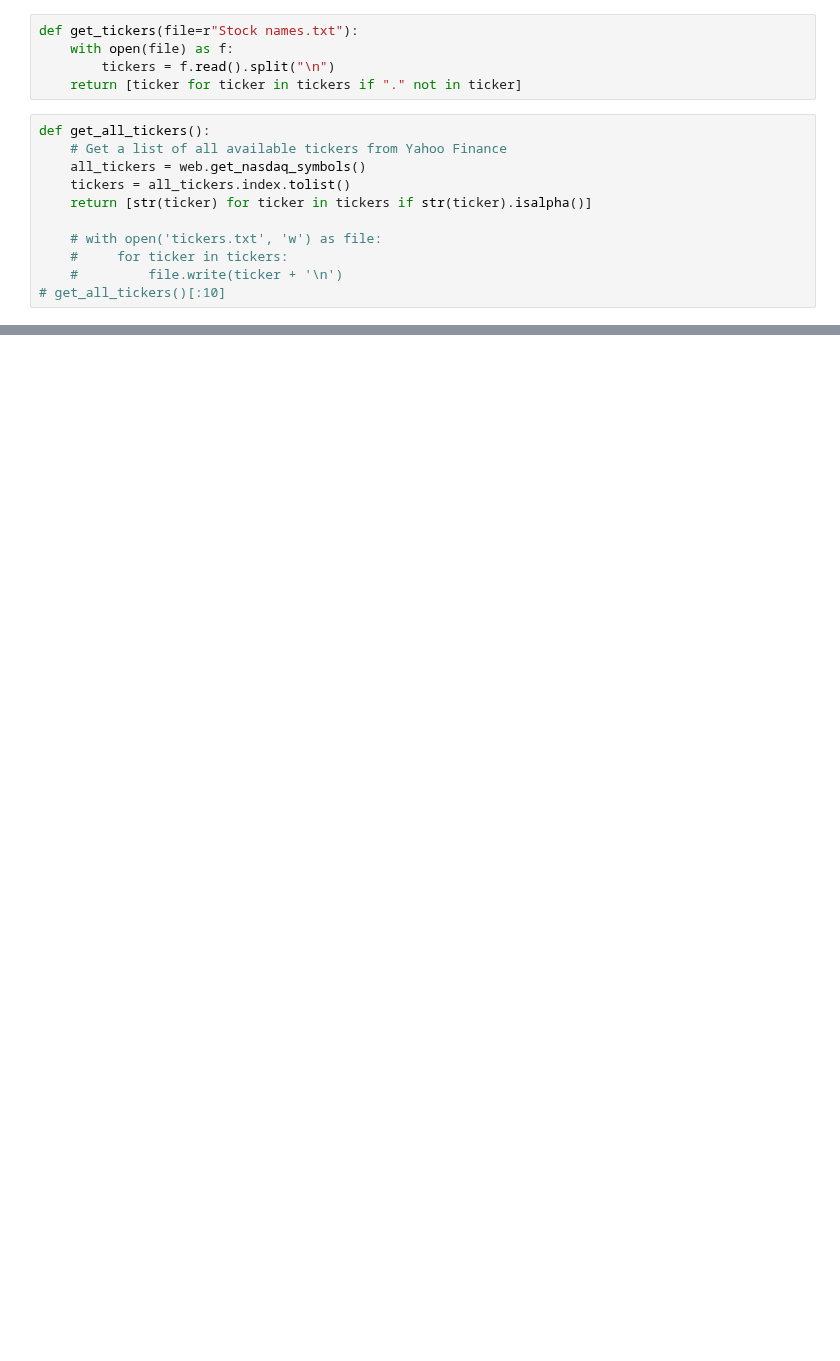
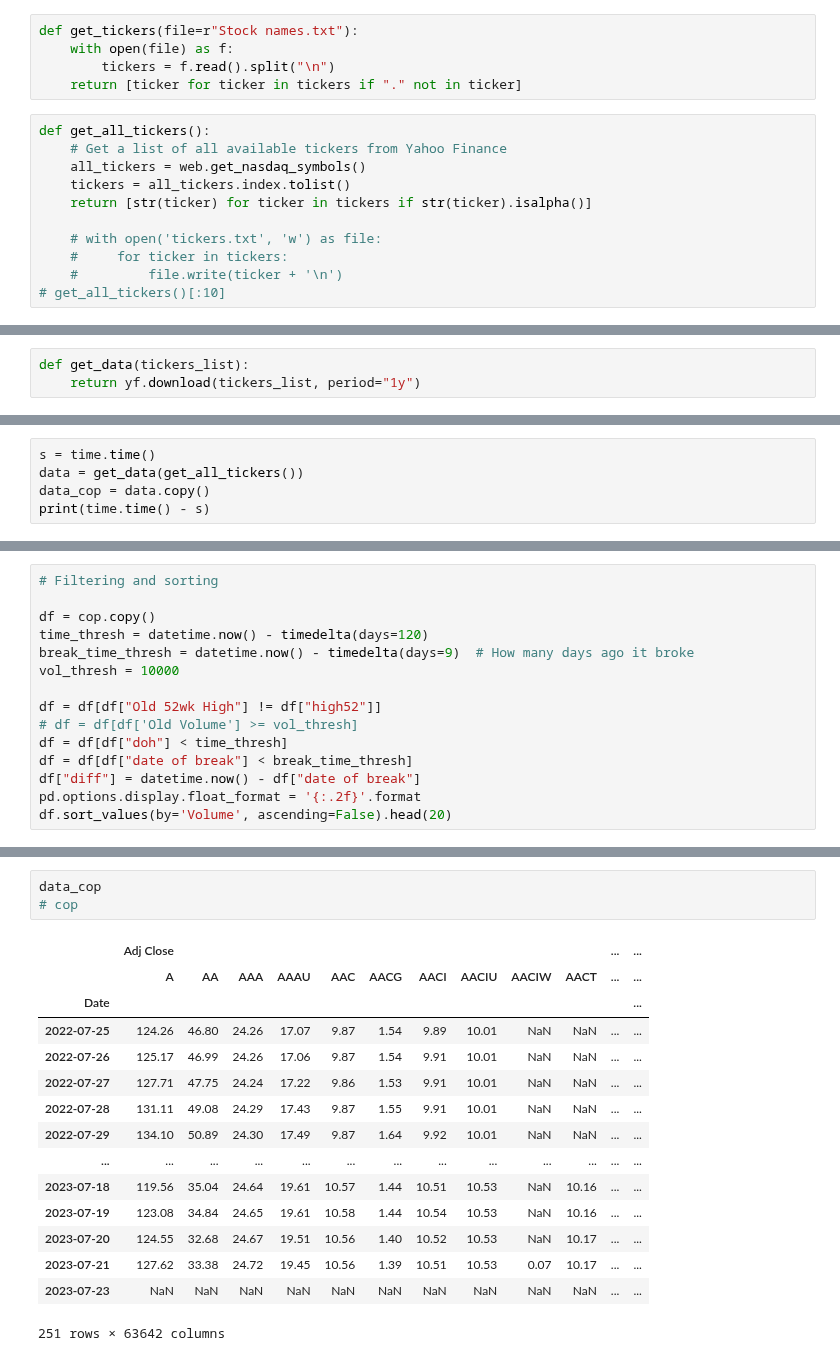
Before and after one commit to Idanq1/Stocks-Strategies, a Jupyter notebook: Scanners/Screener8 52 high.ipynb, the cells around one changed output, grey strips where cells are left out. Drawn from its saved outputs; the diff is of its cells as text; blank space fills up the shorter version.

```diff
--- a/Scanners/Screener8 52 high.ipynb
+++ b/Scanners/Screener8 52 high.ipynb
@@ -94,0 +81,3 @@ cop
+# %%
+def get_data(tickers_list):
+    return yf.download(tickers_list, period="1y")
@@ -94,0 +103,5 @@ cop
+# %%
+s = time.time()
+data = get_data(get_all_tickers())
+data_cop = data.copy()
+print(time.time() - s)
@@ -94,0 +126,15 @@ cop
+# %%
+# Filtering and sorting
+
+df = cop.copy()
+time_thresh = datetime.now() - timedelta(days=120)
+break_time_thresh = datetime.now() - timedelta(days=9)  # How many days ago it broke
+vol_thresh = 10000
+
+df = df[df["Old 52wk High"] != df["high52"]]
+# df = df[df['Old Volume'] >= vol_thresh]
+df = df[df["doh"] < time_thresh]
+df = df[df["date of break"] < break_time_thresh]
+df["diff"] = datetime.now() - df["date of break"]
+pd.options.display.float_format = '{:.2f}'.format
+df.sort_values(by='Volume', ascending=False).head(20)
@@ -94,0 +159,19 @@ cop
+# %%
+data_cop
+# cop
+# %% [output]
+|  | Adj Close |  |  |  |  |  |  |  |  |  | ... | ... |
+|  | A | AA | AAA | AAAU | AAC | AACG | AACI | AACIU | AACIW | AACT | ... | ... |
+| Date |  |  |  |  |  |  |  |  |  |  |  | ... |
+| 2022-07-25 | 124.26 | 46.80 | 24.26 | 17.07 | 9.87 | 1.54 | 9.89 | 10.01 | NaN | NaN | ... | ... |
+| 2022-07-26 | 125.17 | 46.99 | 24.26 | 17.06 | 9.87 | 1.54 | 9.91 | 10.01 | NaN | NaN | ... | ... |
+| 2022-07-27 | 127.71 | 47.75 | 24.24 | 17.22 | 9.86 | 1.53 | 9.91 | 10.01 | NaN | NaN | ... | ... |
+| 2022-07-28 | 131.11 | 49.08 | 24.29 | 17.43 | 9.87 | 1.55 | 9.91 | 10.01 | NaN | NaN | ... | ... |
+| 2022-07-29 | 134.10 | 50.89 | 24.30 | 17.49 | 9.87 | 1.64 | 9.92 | 10.01 | NaN | NaN | ... | ... |
+| ... | ... | ... | ... | ... | ... | ... | ... | ... | ... | ... | ... | ... |
+| 2023-07-18 | 119.56 | 35.04 | 24.64 | 19.61 | 10.57 | 1.44 | 10.51 | 10.53 | NaN | 10.16 | ... | ... |
+| 2023-07-19 | 123.08 | 34.84 | 24.65 | 19.61 | 10.58 | 1.44 | 10.54 | 10.53 | NaN | 10.16 | ... | ... |
+| 2023-07-20 | 124.55 | 32.68 | 24.67 | 19.51 | 10.56 | 1.40 | 10.52 | 10.53 | NaN | 10.17 | ... | ... |
+| 2023-07-21 | 127.62 | 33.38 | 24.72 | 19.45 | 10.56 | 1.39 | 10.51 | 10.53 | 0.07 | 10.17 | ... | ... |
+| 2023-07-23 | NaN | NaN | NaN | NaN | NaN | NaN | NaN | NaN | NaN | NaN | ... | ... |
+251 rows × 63642 columns
```
Also changed, not shown: parts of 8 cells of this notebook.
